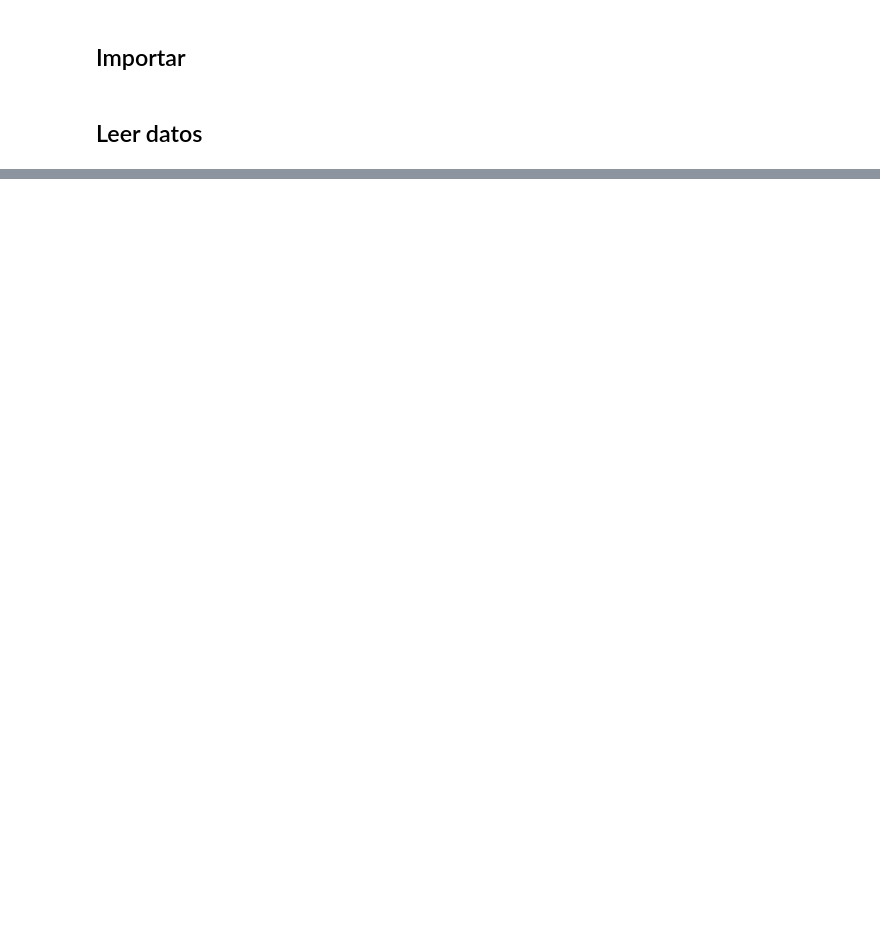
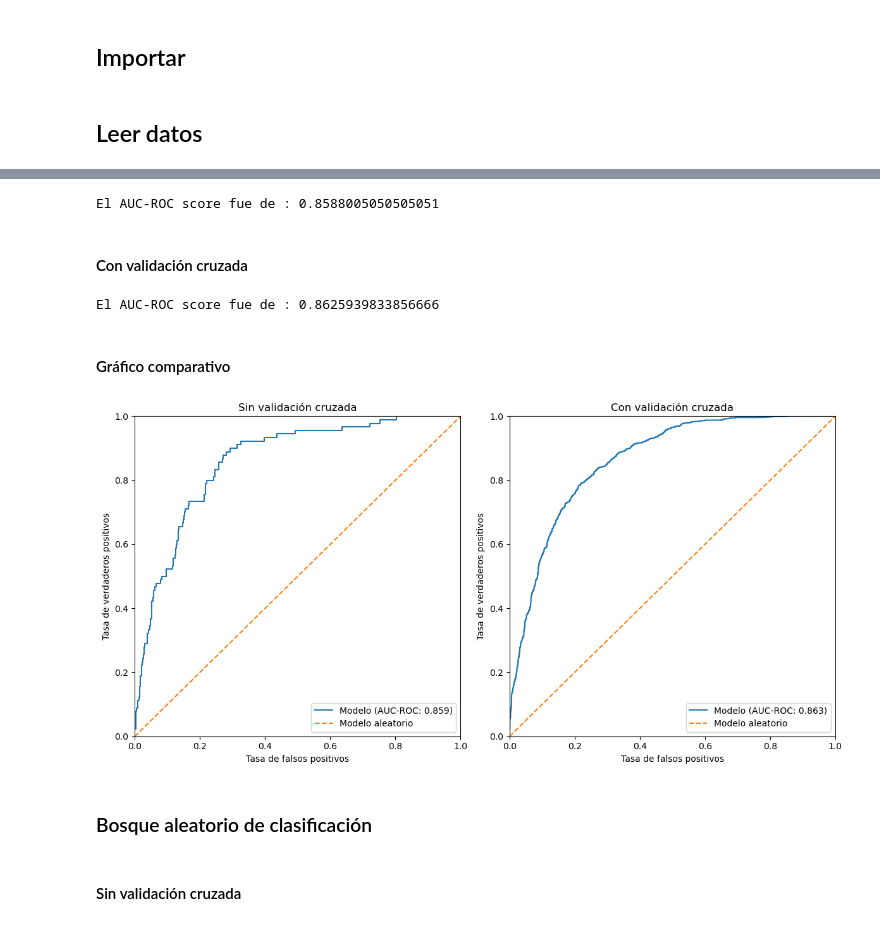
Before and after one commit to ja19191990/Retencion_de_clientes_en_la_industria_de_telecomunicaciones, a Jupyter notebook: 4.Models.ipynb, the cells around one changed output, grey strips where cells are left out. Drawn from its saved outputs; the diff is of its cells as text; code cells hidden in the pictures; blank space fills up the shorter version.

```diff
--- a/4.Models.ipynb
+++ b/4.Models.ipynb
@@ -136,0 +83,68 @@ def create_dict(data):
+# %%
+auc_roc_lr_sin_cv = roc_auc_score(target_valid, probabilities_one_valid)
+print('El AUC-ROC score fue de :', auc_roc_lr_sin_cv)
+# %% [output]
+El AUC-ROC score fue de : 0.8588005050505051
+# %% [markdown]
+#### Con validación cruzada
+# %%
+# Configurar la validación cruzada (StratifiedKFold asegura equilibrio en las clases por fold)
+cv = StratifiedKFold(n_splits=8, shuffle=True, random_state=12345)
+
+# Obtener las probabilidades predichas usando validación cruzada
+probabilities_valid_cv = cross_val_predict(
+    model_lr,
+    features_upsampled,
+    target_upsampled,
+    cv=cv,
+    method='predict_proba'
+)
+
+# Extraer probabilidades para la clase positiva (asumiendo que es la segunda columna)
+probabilities_one_valid_cv = probabilities_valid_cv[:, 1]
+
+# Calcular la curva ROC
+fpr_cv, tpr_cv, thresholds = roc_curve(
+    target_upsampled, probabilities_one_valid_cv)
+# %%
+auc_roc_lr_cv = roc_auc_score(target_upsampled, probabilities_one_valid_cv)
+print('El AUC-ROC score fue de :', auc_roc_lr_cv)
+# %% [output]
+El AUC-ROC score fue de : 0.8625939833856666
+# %% [markdown]
+#### Gráfico comparativo
+# %%
+# Crear una figura con una fila y dos columnas
+fig, axes = plt.subplots(1, 2, figsize=(12, 6))
+
+# Gráfico 1: Sin validación cruzada
+axes[0].plot(fpr, tpr, label=f'Modelo (AUC-ROC: {auc_roc_lr_sin_cv:.3f})')
+axes[0].plot([0, 1], [0, 1], linestyle='--', label='Modelo aleatorio')
+axes[0].set_xlim([0.0, 1.0])
+axes[0].set_ylim([0.0, 1.0])
+axes[0].set_xlabel('Tasa de falsos positivos')
+axes[0].set_ylabel('Tasa de verdaderos positivos')
+axes[0].set_title('Sin validación cruzada')
+axes[0].legend()
+
+# Gráfico 2: Con validación cruzada
+axes[1].plot(fpr_cv, tpr_cv, label=f'Modelo (AUC-ROC: {auc_roc_lr_cv:.3f})')
+axes[1].plot([0, 1], [0, 1], linestyle='--', label='Modelo aleatorio')
+axes[1].set_xlim([0.0, 1.0])
+axes[1].set_ylim([0.0, 1.0])
+axes[1].set_xlabel('Tasa de falsos positivos')
+axes[1].set_ylabel('Tasa de verdaderos positivos')
+axes[1].set_title('Con validación cruzada')
+axes[1].legend()
+
+# Ajustar espacio entre subgráficos
+plt.tight_layout()
+
+# Mostrar el gráfico
+plt.show()
+# %% [output]
+[figure, added]
+# %% [markdown]
+### Bosque aleatorio de clasificación
+# %% [markdown]
+#### Sin validación cruzada
```
Also changed, not shown: parts of 39 cells of this notebook, 12 other files.
